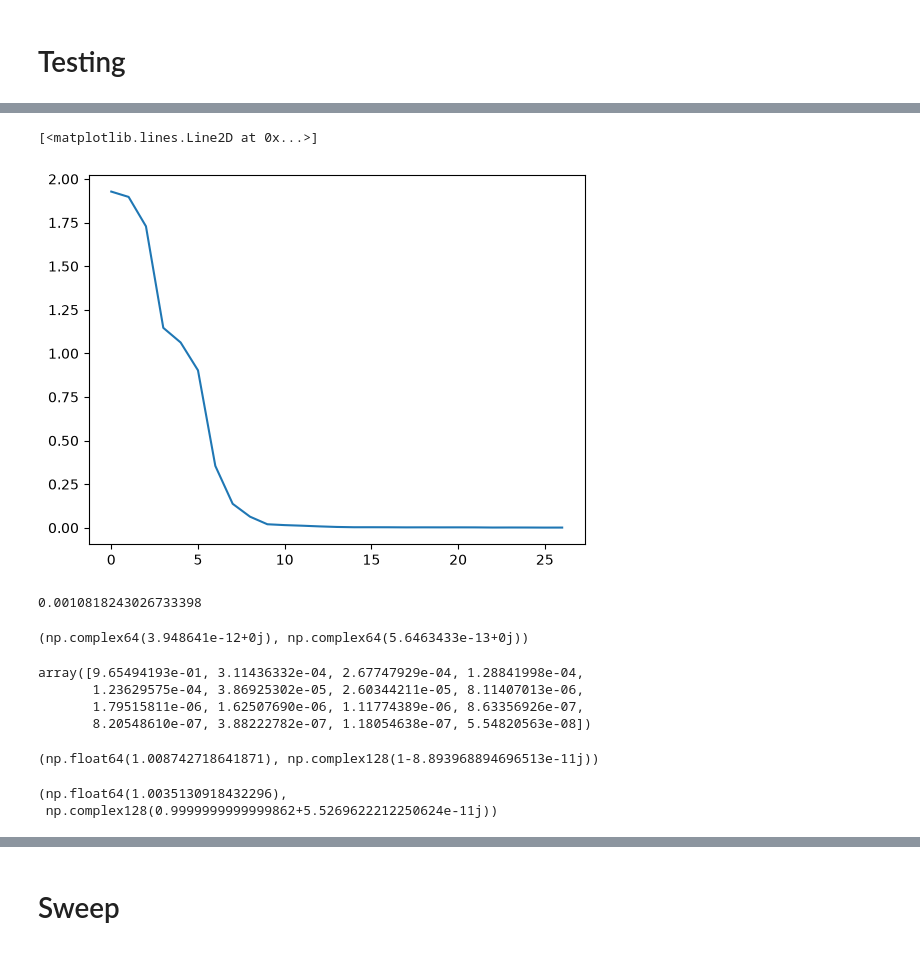
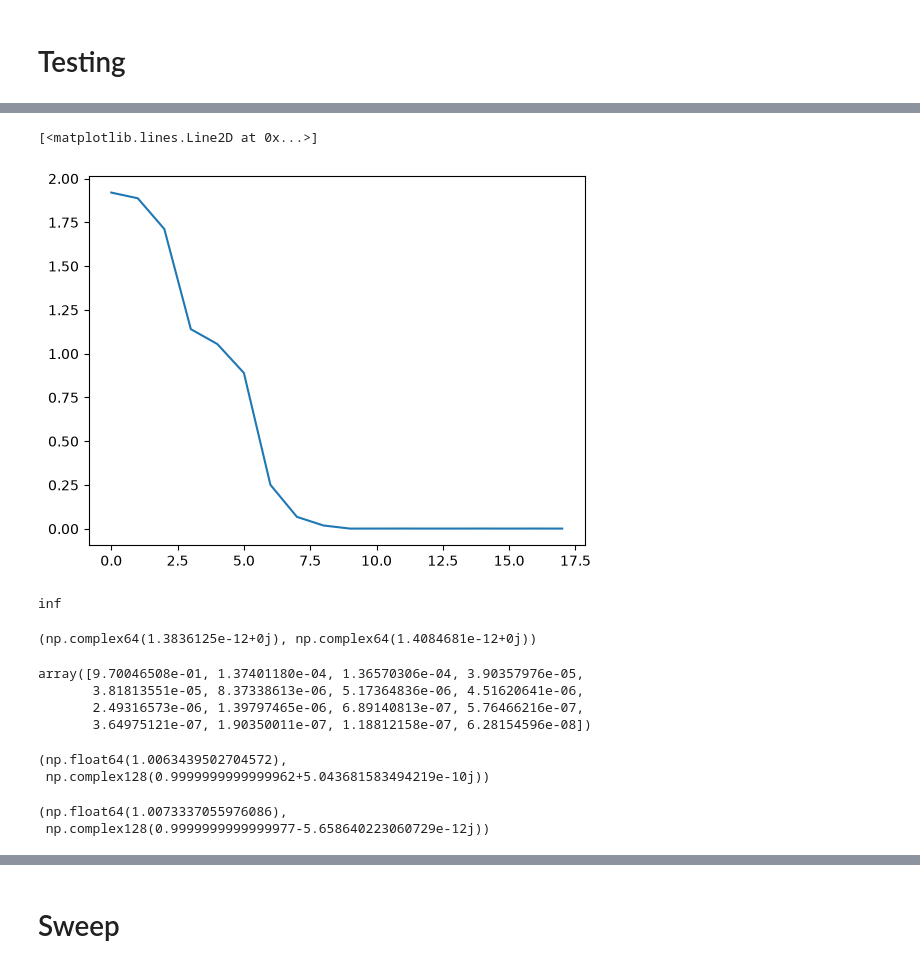
Before and after one commit to kieran-cooney/spt_numerical_classificiation, a Jupyter notebook: code/time_reversal_symmetries/truncating_reduced_density_matrices/zxz_y_tensor_network_factorization_sweep.ipynb, the cells around one changed output, grey strips where cells are left out. Cells and saved outputs as stored; diff of their text form; code cells hidden in the pictures.

Commit message:
Trying new TRS scheme without tensor network factorization

```diff
--- a/code/time_reversal_symmetries/truncating_reduced_density_matrices/zxz_y_tensor_network_factorization_sweep.ipynb
+++ b/code/time_reversal_symmetries/truncating_reduced_density_matrices/zxz_y_tensor_network_factorization_sweep.ipynb
@@ -530,12 +888,17 @@ def get_defect_ops_and_indices_from_restricted_state(psi_restricted):
 # %%
-def get_restricted_psis(left_rho_decomp, right_rho_decomp, cutoff=0.05):
+def get_restricted_psis(left_rho_decomp, right_rho_decomp, cutoff_factor=0.8):
     out = list()
 
-    for i, sl in enumerate(left_rho_decomp.tensors[1].data):
-        if sl >= cutoff:
+    left_schmidt_vals = left_rho_decomp.tensors[1].data
+    right_schmidt_vals = right_rho_decomp.tensors[1].data
+
+
+
+    for i, sl in enumerate(left_schmidt_vals):
+        if sl >= cutoff_factor*max(left_schmidt_vals):
             left_psi = left_rho_decomp.tensors[0].isel({'vLV': i})
-            for j, sr in enumerate(right_rho_decomp.tensors[1].data):
-                if sr >= cutoff:
+            for j, sr in enumerate(right_schmidt_vals):
+                if sr >= cutoff_factor*max(right_schmidt_vals):
                     right_psi = right_rho_decomp.tensors[0].isel({'vRV': j})
 
                     psi = left_psi & right_psi
@@ -590,6 +991,17 @@ def extract_time_reversal_information(psi):
         inds=('kl', 'kr', 'bl', 'br')
     )
 
+    rho_out = get_defect_ops_and_indices_from_density_matrix(qt_rho)
+
+    pair = get_restricted_psis_from_purification(qt_rho)
+    purification_restricted_psi_triples, purification_diff_scores = pair
+
+    purification_restricted_psi_output = list()
+    for psi_0, sv in purification_restricted_psi_triples:
+        purification_restricted_psi_output.append(
+            [sv, *get_defect_ops_and_indices_from_restricted_purification_state(psi_0)]
+        )
+
     A_opt, A_losses, A_opt_best_loss = get_tensor_network_factorization(psi)
 
     schmidt_decomp_out = schmidt_decompose_tensor_factorization(A_opt)
@@ -604,7 +1016,7 @@ def extract_time_reversal_information(psi):
     rho_defect_out = get_defect_ops_and_indices_from_factorized_density_matrix(
         qt_rho,
         left_rho_decomp,
-        right_rho_decomp
+        right_rho_decomp,
     )
 
     (
@@ -612,7 +1024,8 @@ def extract_time_reversal_information(psi):
         left_score,
         left_defect_op_invariant,
         right_score,
-        right_defect_op_invariant
+        right_defect_op_invariant,
+        rho_defect_ops_overlap
     ) = rho_defect_out
 
     restricted_psi_triples = get_restricted_psis(
@@ -620,13 +1033,15 @@ def extract_time_reversal_information(psi):
         right_rho_decomp
     )
 
-    restricted_psi_ouput = list()
+    restricted_psi_output = list()
     for psi_0, sl, sr in restricted_psi_triples:
-        restricted_psi_ouput.append(
+        restricted_psi_output.append(
             [sl, sr, *get_defect_ops_and_indices_from_restricted_state(psi_0)]
         )
 
     out = (
+        rho_out,
+        purification_restricted_psi_output,
         A_losses,
         A_opt_best_loss,
         left_diff,
@@ -636,7 +1051,8 @@ def extract_time_reversal_information(psi):
         left_defect_op_invariant,
         right_score,
         right_defect_op_invariant,
-        restricted_psi_ouput
+        rho_defect_ops_overlap,
+        restricted_psi_output
     )
 
     return out
@@ -649,29 +1109,30 @@ test_out = extract_time_reversal_information(psi)
 # %%
-plt.plot(test_out[0])
+plt.plot(test_out[2])
 # %% [output]
 [<matplotlib.lines.Line2D at 0x...>]
-[figure, old version]
+[figure, new version]
 # %%
-test_out[1]
+test_out[3]
 # %% [output]
-0.0010818243026733398
+inf
 # %%
-test_out[2], test_out[3]
+test_out[4], test_out[5]
 # %% [output]
-(np.complex64(3.948641e-12+0j), np.complex64(5.6463433e-13+0j))
+(np.complex64(1.3836125e-12+0j), np.complex64(1.4084681e-12+0j))
 # %%
-test_out[4]
+test_out[6]
 # %% [output]
-array([9.65494193e-01, 3.11436332e-04, 2.67747929e-04, 1.28841998e-04,
-       1.23629575e-04, 3.86925302e-05, 2.60344211e-05, 8.11407013e-06,
-       1.79515811e-06, 1.62507690e-06, 1.11774389e-06, 8.63356926e-07,
-       8.20548610e-07, 3.88222782e-07, 1.18054638e-07, 5.54820563e-08])
+array([9.70046508e-01, 1.37401180e-04, 1.36570306e-04, 3.90357976e-05,
+       3.81813551e-05, 8.37338613e-06, 5.17364836e-06, 4.51620641e-06,
+       2.49316573e-06, 1.39797465e-06, 6.89140813e-07, 5.76466216e-07,
+       3.64975121e-07, 1.90350011e-07, 1.18812158e-07, 6.28154596e-08])
 # %%
-test_out[5], test_out[6]
+test_out[7], test_out[8]
 # %% [output]
-(np.float64(1.008742718641871), np.complex128(1-8.893968894696513e-11j))
+(np.float64(1.0063439502704572),
+ np.complex128(0.9999999999999962+5.043681583494219e-10j))
 # %%
-test_out[7], test_out[8]
+test_out[9], test_out[10]
 # %% [output]
-(np.float64(1.0035130918432296),
- np.complex128(0.9999999999999862+5.5269622212250624e-11j))
+(np.float64(1.0073337055976086),
+ np.complex128(0.9999999999999977-5.658640223060729e-12j))
```
Also changed, not shown: parts of 47 cells of this notebook.
